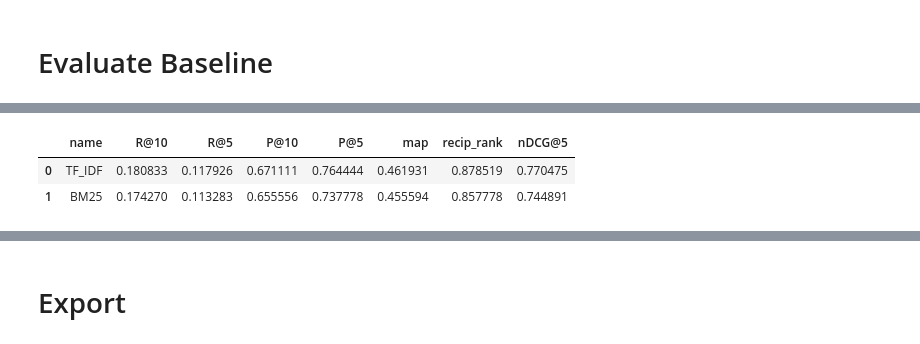
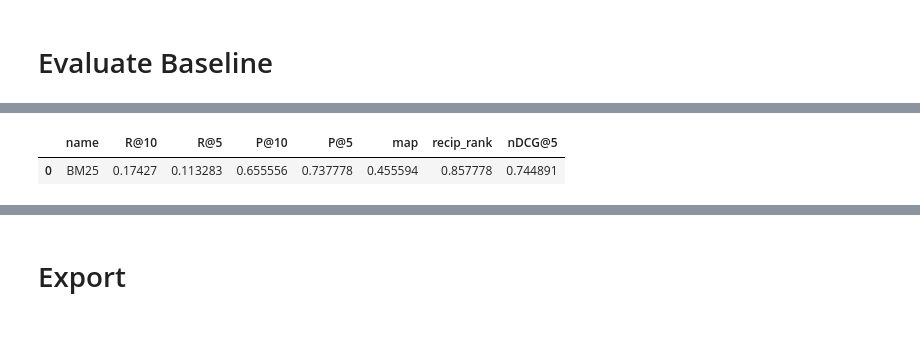
Before and after one commit to Feibs/indonesian-medical-ir, a Jupyter notebook: [Febi]_Index_and_Baseline.ipynb, the cells around one changed output, grey strips where cells are left out. Saved outputs shown, nothing was run; the diff lists cells and outputs as text; code cells hidden in the pictures.

```diff
--- a/[Febi]_Index_and_Baseline.ipynb
+++ b/[Febi]_Index_and_Baseline.ipynb
@@ -601,14 +570,12 @@ Positions:   true
 # %%
 %%time
 
-tf_idf = pt.BatchRetrieve(index_ref, wmodel = "TF_IDF")
 bm25 = pt.BatchRetrieve(index_ref, wmodel = "BM25")
-
 pt.Experiment(
-    [tf_idf, bm25],
+    [bm25],
     topics=queries,
     qrels=qrels,
     eval_metrics = [R@10, R@5, P@10, P@5, "map", "recip_rank", nDCG@5],
-    names=['TF_IDF', 'BM25']
+    names=['BM25']
 )
 # %% [output]
@@ -617,3 +584,2 @@ Wall time: 38.5 s
 |  | name | R@10 | R@5 | P@10 | P@5 | map | recip_rank | nDCG@5 |
-| 0 | TF_IDF | 0.180833 | 0.117926 | 0.671111 | 0.764444 | 0.461931 | 0.878519 | 0.770475 |
-| 1 | BM25 | 0.174270 | 0.113283 | 0.655556 | 0.737778 | 0.455594 | 0.857778 | 0.744891 |
+| 0 | BM25 | 0.17427 | 0.113283 | 0.655556 | 0.737778 | 0.455594 | 0.857778 | 0.744891 |
```
Also changed, not shown: parts of 29 cells of this notebook.
